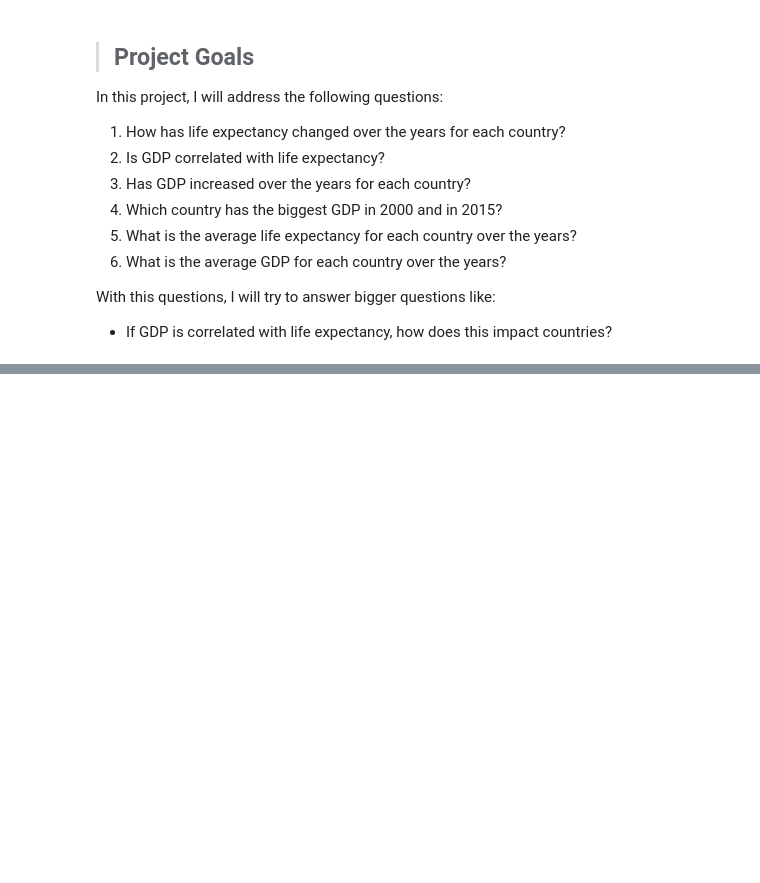
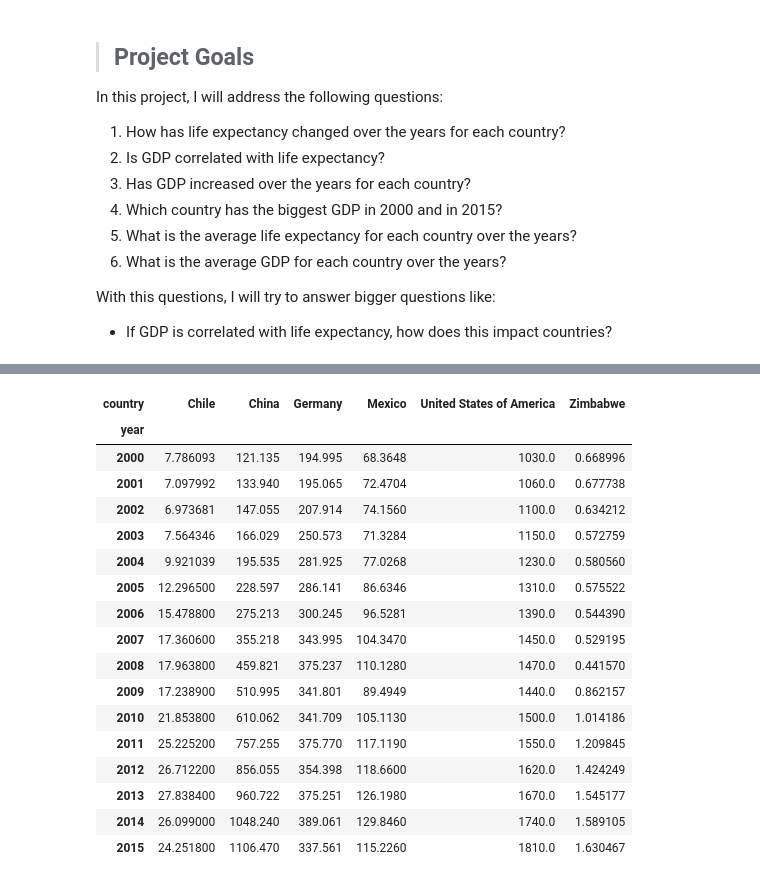
Before and after one commit to aboytech/Life_Expectancy_and_GDP_Starter, a Jupyter notebook: Life-Expectancy-and-GDP-Starter/life_expectancy_gdp.ipynb, the cells around one changed output, grey strips where cells are left out. Drawn from its saved outputs; the diff is of its cells as text; code cells hidden in the pictures; blank space fills up the shorter version.

```diff
--- a/Life-Expectancy-and-GDP-Starter/life_expectancy_gdp.ipynb
+++ b/Life-Expectancy-and-GDP-Starter/life_expectancy_gdp.ipynb
@@ -91,0 +117,22 @@ With this questions, I will try to answer bigger questions like:
+# %%
+# Sumarize GDP values for each country
+df.pivot_table(values = 'gdp', columns = 'country', index = 'year')
+# %% [output]
+| country | Chile | China | Germany | Mexico | United States of America | Zimbabwe |
+| year |  |  |  |  |  |  |
+| 2000 | 7.786093 | 121.135 | 194.995 | 68.3648 | 1030.0 | 0.668996 |
+| 2001 | 7.097992 | 133.940 | 195.065 | 72.4704 | 1060.0 | 0.677738 |
+| 2002 | 6.973681 | 147.055 | 207.914 | 74.1560 | 1100.0 | 0.634212 |
+| 2003 | 7.564346 | 166.029 | 250.573 | 71.3284 | 1150.0 | 0.572759 |
+| 2004 | 9.921039 | 195.535 | 281.925 | 77.0268 | 1230.0 | 0.580560 |
+| 2005 | 12.296500 | 228.597 | 286.141 | 86.6346 | 1310.0 | 0.575522 |
+| 2006 | 15.478800 | 275.213 | 300.245 | 96.5281 | 1390.0 | 0.544390 |
+| 2007 | 17.360600 | 355.218 | 343.995 | 104.3470 | 1450.0 | 0.529195 |
+| 2008 | 17.963800 | 459.821 | 375.237 | 110.1280 | 1470.0 | 0.441570 |
+| 2009 | 17.238900 | 510.995 | 341.801 | 89.4949 | 1440.0 | 0.862157 |
+| 2010 | 21.853800 | 610.062 | 341.709 | 105.1130 | 1500.0 | 1.014186 |
+| 2011 | 25.225200 | 757.255 | 375.770 | 117.1190 | 1550.0 | 1.209845 |
+| 2012 | 26.712200 | 856.055 | 354.398 | 118.6600 | 1620.0 | 1.424249 |
+| 2013 | 27.838400 | 960.722 | 375.251 | 126.1980 | 1670.0 | 1.545177 |
+| 2014 | 26.099000 | 1048.240 | 389.061 | 129.8460 | 1740.0 | 1.589105 |
+| 2015 | 24.251800 | 1106.470 | 337.561 | 115.2260 | 1810.0 | 1.630467 |
```
Also changed, not shown: parts of 5 cells of this notebook.
